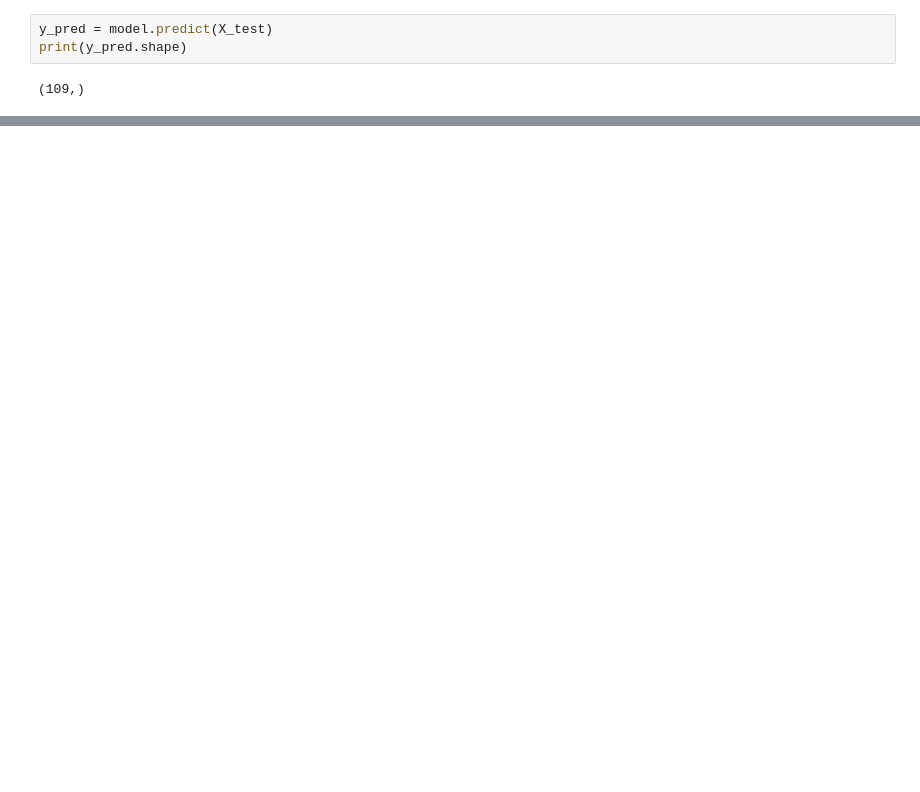
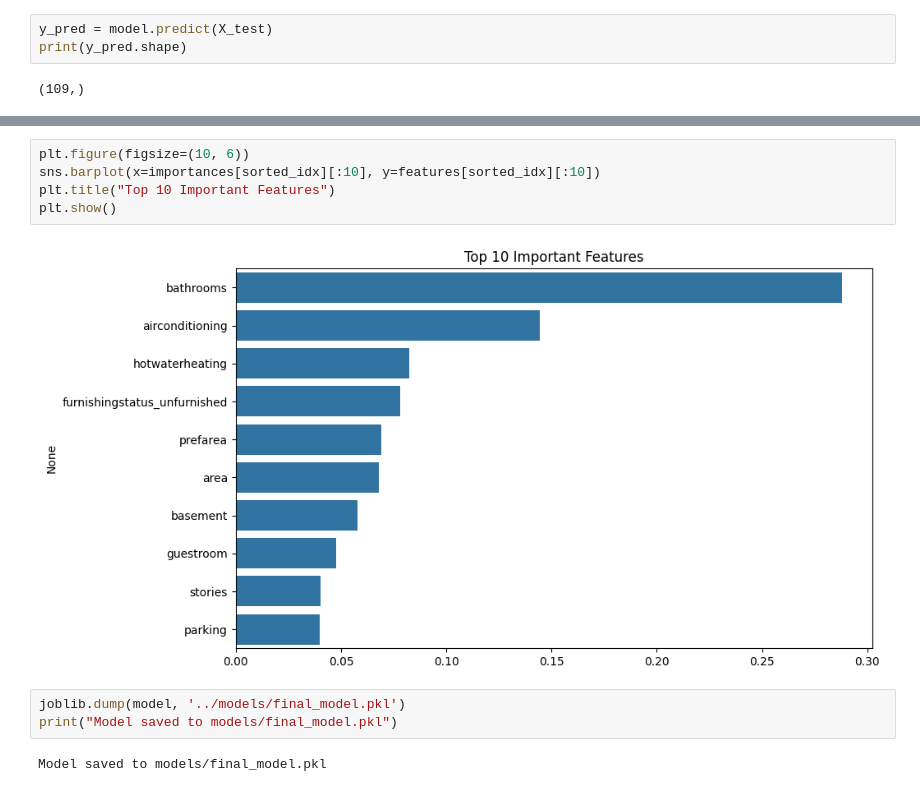
Before and after one commit to sarathir-dev/house-price-prediction-model, a Jupyter notebook: notebooks/Model-Training.ipynb, the cells around one changed output, grey strips where cells are left out. Drawn from its saved outputs; the diff is of its cells as text; blank space fills up the shorter version.

```diff
--- a/notebooks/Model-Training.ipynb
+++ b/notebooks/Model-Training.ipynb
@@ -106,0 +136,12 @@ Model saved to models/final_model.pkl
+# %%
+plt.figure(figsize=(10, 6))
+sns.barplot(x=importances[sorted_idx][:10], y=features[sorted_idx][:10])
+plt.title("Top 10 Important Features")
+plt.show()
+# %% [output]
+[figure, added]
+# %%
+joblib.dump(model, '../models/final_model.pkl')
+print("Model saved to models/final_model.pkl")
+# %% [output]
+Model saved to models/final_model.pkl
```
Also changed, not shown: parts of 16 cells of this notebook, 1 other file.
